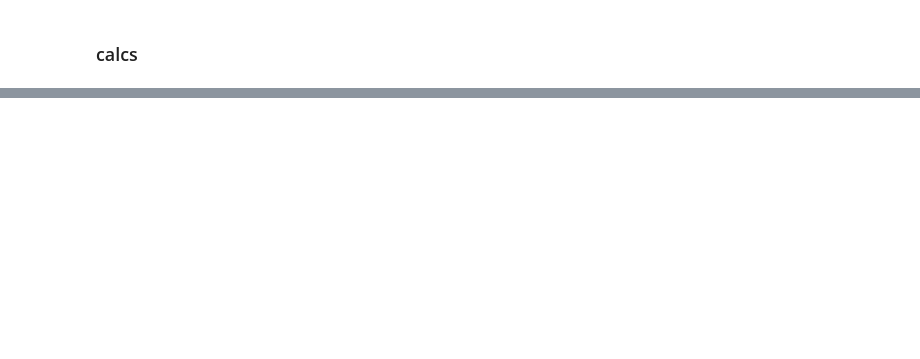
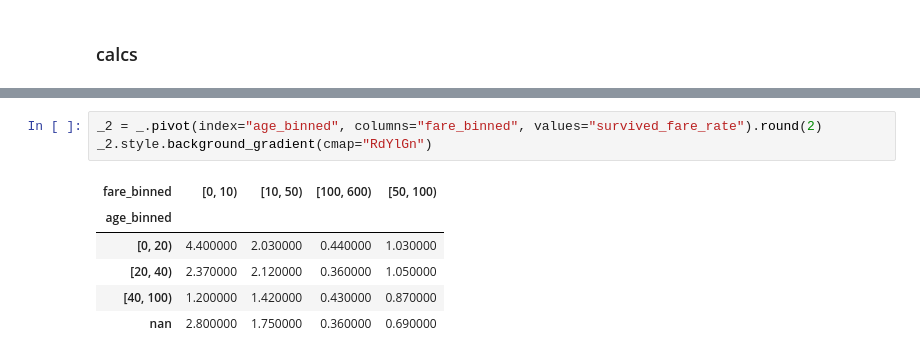
Before and after one commit to 0xdomyz/python_collection, a Jupyter notebook: data/analysis/interaction.ipynb, the cells around one changed output, grey strips where cells are left out. Drawn from its saved outputs; the diff is of its cells as text; blank space fills up the shorter version.

```diff
--- a/data/analysis/interaction.ipynb
+++ b/data/analysis/interaction.ipynb
@@ -84,0 +116,10 @@ _2.style.background_gradient(cmap="RdYlGn")
+# %%
+_2 = _.pivot(index="age_binned", columns="fare_binned", values="survived_fare_rate").round(2)
+_2.style.background_gradient(cmap="RdYlGn")
+# %% [output]
+| fare_binned | [0, 10) | [10, 50) | [100, 600) | [50, 100) |
+| age_binned |  |  |  |  |
+| [0, 20) | 4.400000 | 2.030000 | 0.440000 | 1.030000 |
+| [20, 40) | 2.370000 | 2.120000 | 0.360000 | 1.050000 |
+| [40, 100) | 1.200000 | 1.420000 | 0.430000 | 0.870000 |
+| nan | 2.800000 | 1.750000 | 0.360000 | 0.690000 |
```
Also changed, not shown: parts of 8 cells of this notebook, 1 other file.
